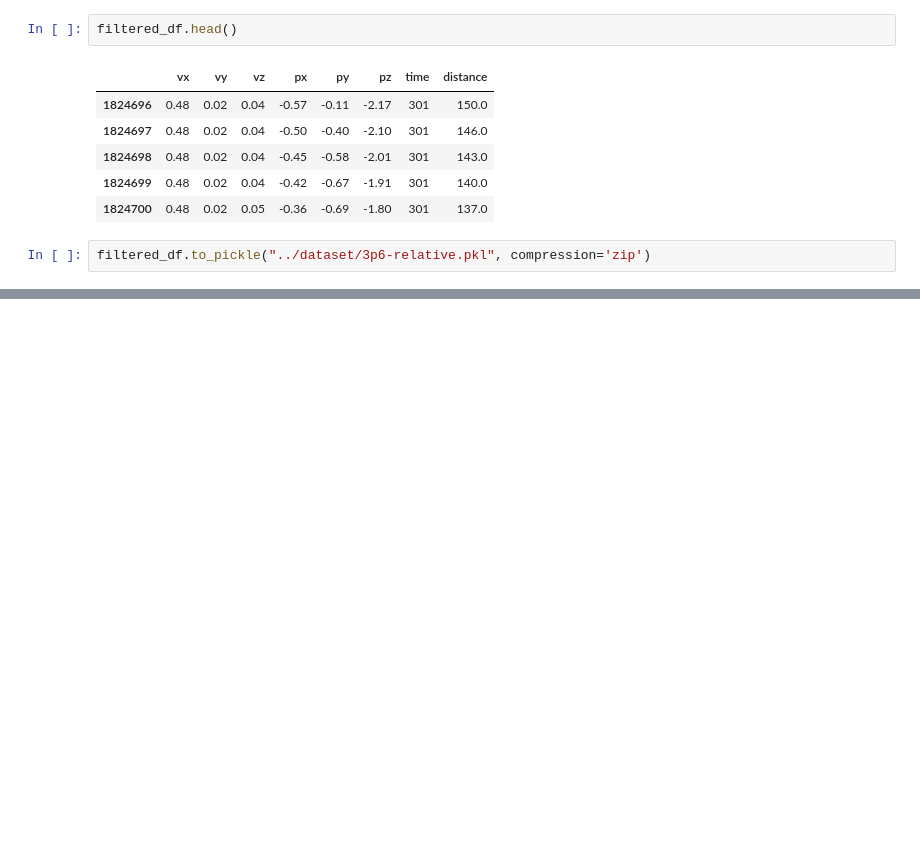
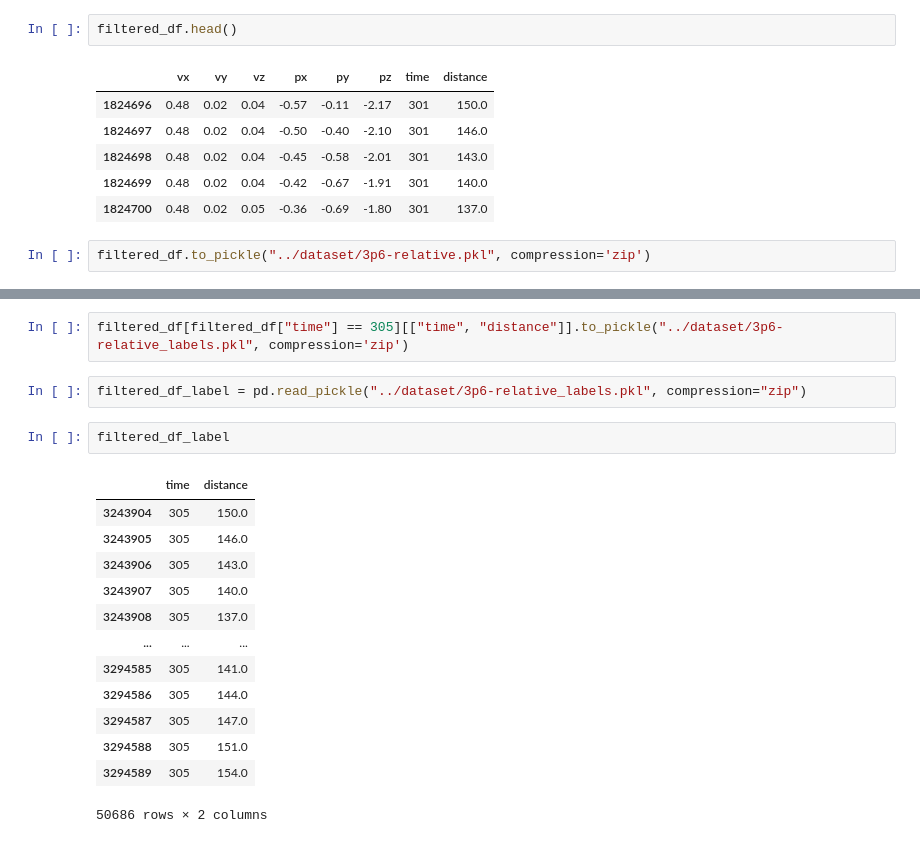
Before and after one commit to samfallahian/FDTransformer, a Jupyter notebook: playground/data.ipynb, the cells around one changed output, grey strips where cells are left out. Cells and saved outputs as stored; diff of their text form; blank space fills up the shorter version.

```diff
--- a/playground/data.ipynb
+++ b/playground/data.ipynb
@@ -72,0 +116,20 @@ filtered_df.to_pickle("../dataset/3p6-relative.pkl", compression='zip')
+# %%
+filtered_df[filtered_df["time"] == 305][["time", "distance"]].to_pickle("../dataset/3p6-relative_labels.pkl", compression='zip')
+# %%
+filtered_df_label = pd.read_pickle("../dataset/3p6-relative_labels.pkl", compression="zip")
+# %%
+filtered_df_label
+# %% [output]
+|  | time | distance |
+| 3243904 | 305 | 150.0 |
+| 3243905 | 305 | 146.0 |
+| 3243906 | 305 | 143.0 |
+| 3243907 | 305 | 140.0 |
+| 3243908 | 305 | 137.0 |
+| ... | ... | ... |
+| 3294585 | 305 | 141.0 |
+| 3294586 | 305 | 144.0 |
+| 3294587 | 305 | 147.0 |
+| 3294588 | 305 | 151.0 |
+| 3294589 | 305 | 154.0 |
+50686 rows × 2 columns
```
Also changed, not shown: parts of 6 cells of this notebook, 5 other files.
